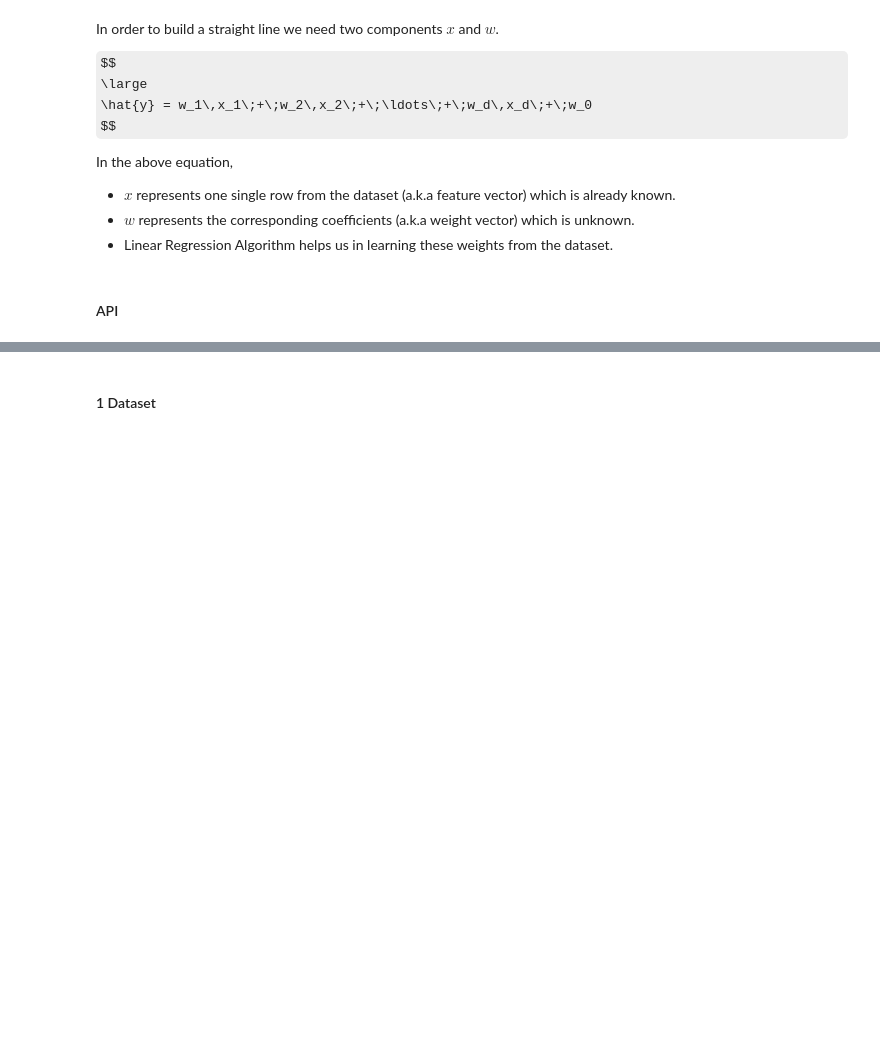
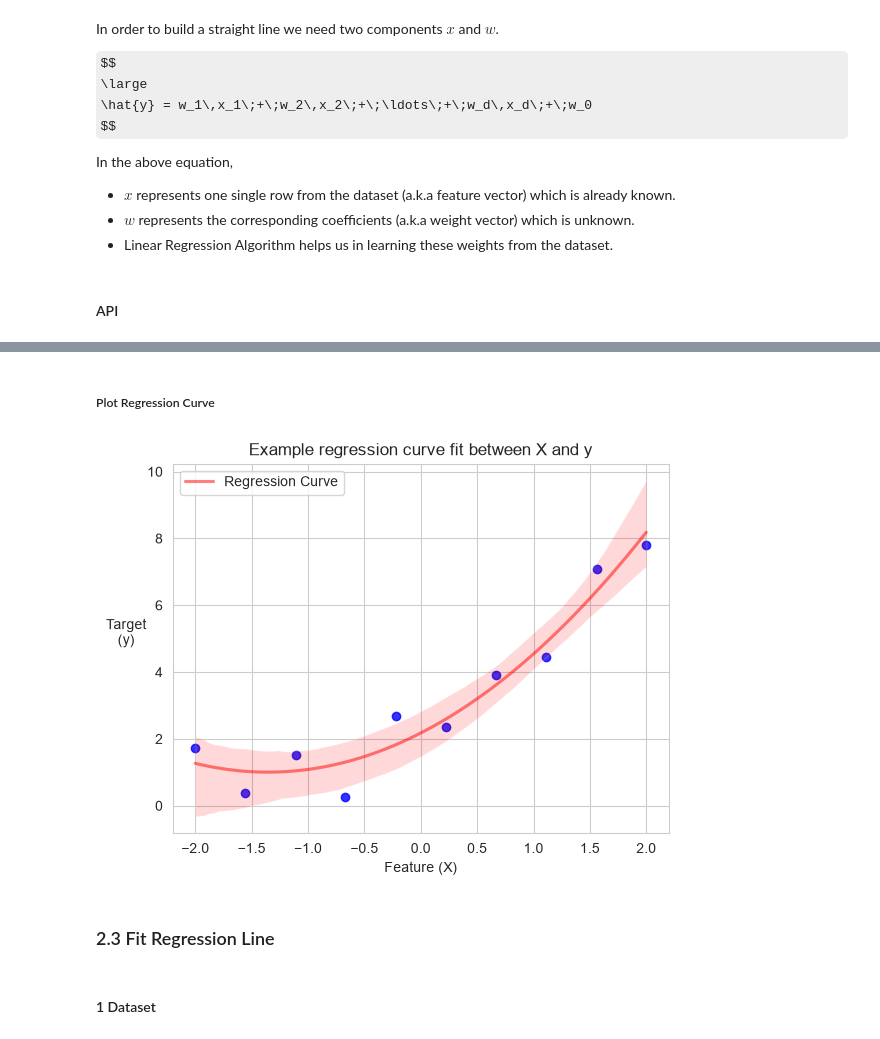
Before and after one commit to dheemanth-bhat/supervised-ml-algorithms, a Jupyter notebook: 01_Linear_Regression/01_Intro_to_Linear_Regression.ipynb, the cells around one changed output, grey strips where cells are left out. Saved outputs shown, nothing was run; the diff lists cells and outputs as text; code cells hidden in the pictures; some formulas as TeX source; blank space fills up the shorter version.

```diff
--- a/01_Linear_Regression/01_Intro_to_Linear_Regression.ipynb
+++ b/01_Linear_Regression/01_Intro_to_Linear_Regression.ipynb
@@ -147,3 +206,20 @@ from sklearn.linear_model import LinearRegression
+# %% [markdown]
+##### Plot Regression Curve
+# %%
+dp_style = {"color": "blue", "alpha": 0.8}  # Blue data points
+reg_style = {"color": "red", "alpha": 0.5, "label": "Regression Curve"}  # Red regression line
+# %%
+sns.regplot(x=X, y=y, order=2, scatter_kws=dp_style, line_kws=reg_style)
+plt.title("Example regression curve fit between X and y")
+plt.xlabel("Feature (X)")
+plt.ylabel("Target\n(y)", rotation=0, labelpad=15)
+plt.legend()
+
+plt.show()
+# %% [output]
+[figure, added]
+# %% [markdown]
+### 2.3 Fit Regression Line
 # %% [markdown]
 #### 1 Dataset
 # %%
```
Also changed, not shown: parts of 42 cells of this notebook, 1 other file.
